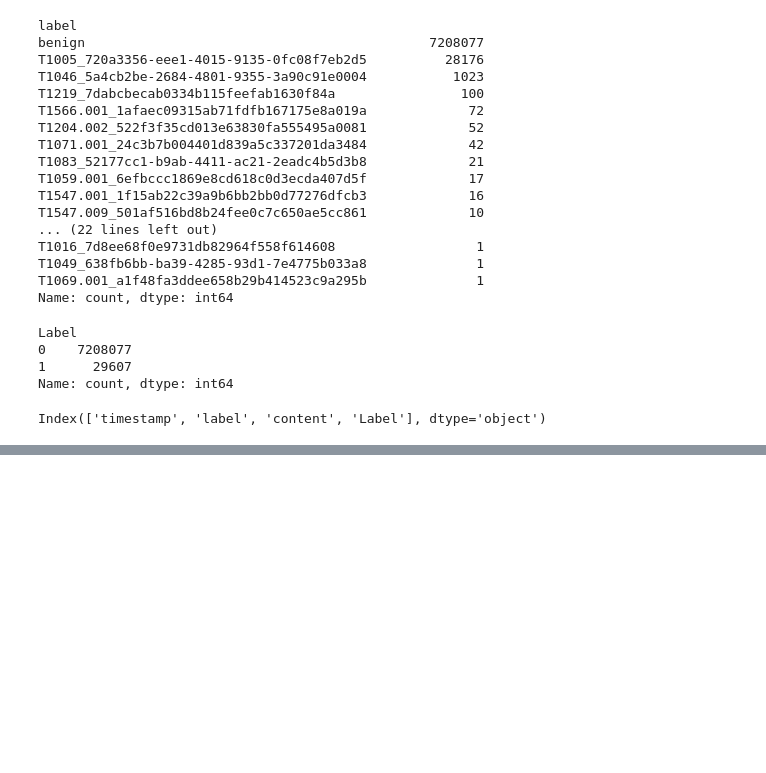
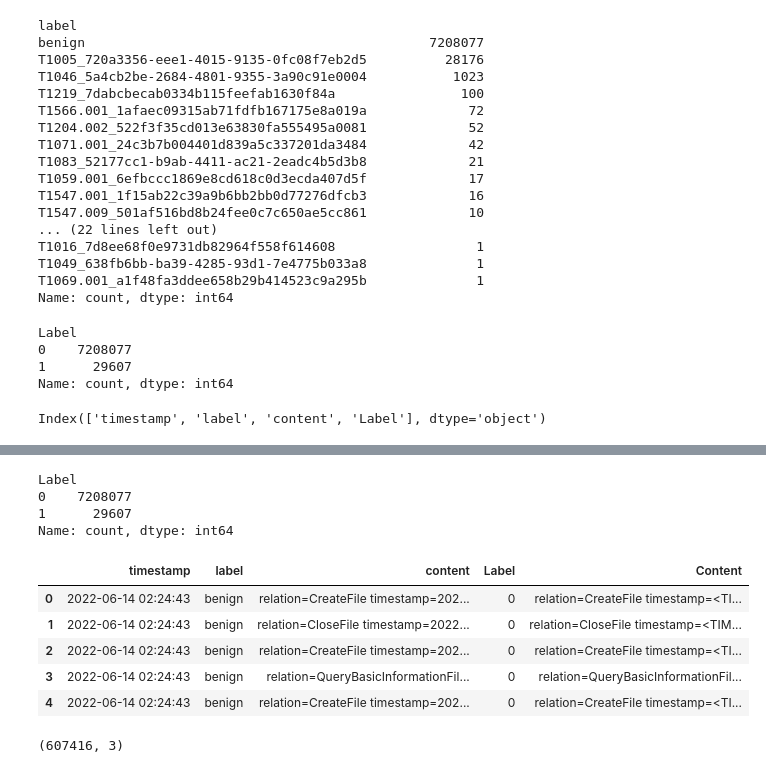
Before and after one commit to AhmedCoolProjects/SAGA-APT-Datasets-Preprocessing, a Jupyter notebook: SAGA APT Datasets Preprocessing.ipynb, the cells around one changed output, grey strips where cells are left out. Saved outputs shown, nothing was run; the diff lists cells and outputs as text; code cells hidden in the pictures; blank space fills up the shorter version.

Commit message:
cleaned and ready to use known dataset

```diff
--- a/SAGA APT Datasets Preprocessing.ipynb
+++ b/SAGA APT Datasets Preprocessing.ipynb
@@ -311,0 +251,5 @@ _df[["content"]].head()
+# %%
+_path = "your_path_to_dataset/known.csv"
+# %%
+df = pd.read_csv(_path, low_memory=False)
+df.shape
@@ -311,0 +267,7 @@ _df[["content"]].head()
+# %%
+df['Label'].value_counts()
+# %% [output]
+Label
+0    7208077
+1      29607
+Name: count, dtype: int64
@@ -311,0 +327,11 @@ _df[["content"]].head()
+# %%
+df['Content'] = df['content'].apply(clean_log_content)
+# %%
+df.head()
+# %% [output]
+|  | timestamp | label | content | Label | Content |
+| 0 | 2022-06-14 02:24:43 | benign | relation=CreateFile timestamp=202... | 0 | relation=CreateFile timestamp=<TI... |
+| 1 | 2022-06-14 02:24:43 | benign | relation=CloseFile timestamp=2022... | 0 | relation=CloseFile timestamp=<TIM... |
+| 2 | 2022-06-14 02:24:43 | benign | relation=CreateFile timestamp=202... | 0 | relation=CreateFile timestamp=<TI... |
+| 3 | 2022-06-14 02:24:43 | benign | relation=QueryBasicInformationFil... | 0 | relation=QueryBasicInformationFil... |
+| 4 | 2022-06-14 02:24:43 | benign | relation=CreateFile timestamp=202... | 0 | relation=CreateFile timestamp=<TI... |
@@ -311,0 +342,5 @@ _df[["content"]].head()
+# %%
+df2 = pd.read_csv(_path, low_memory=False)
+df2.shape
+# %% [output]
+(607416, 3)
```
Also changed, not shown: parts of 13 cells of this notebook, 8 other files.
